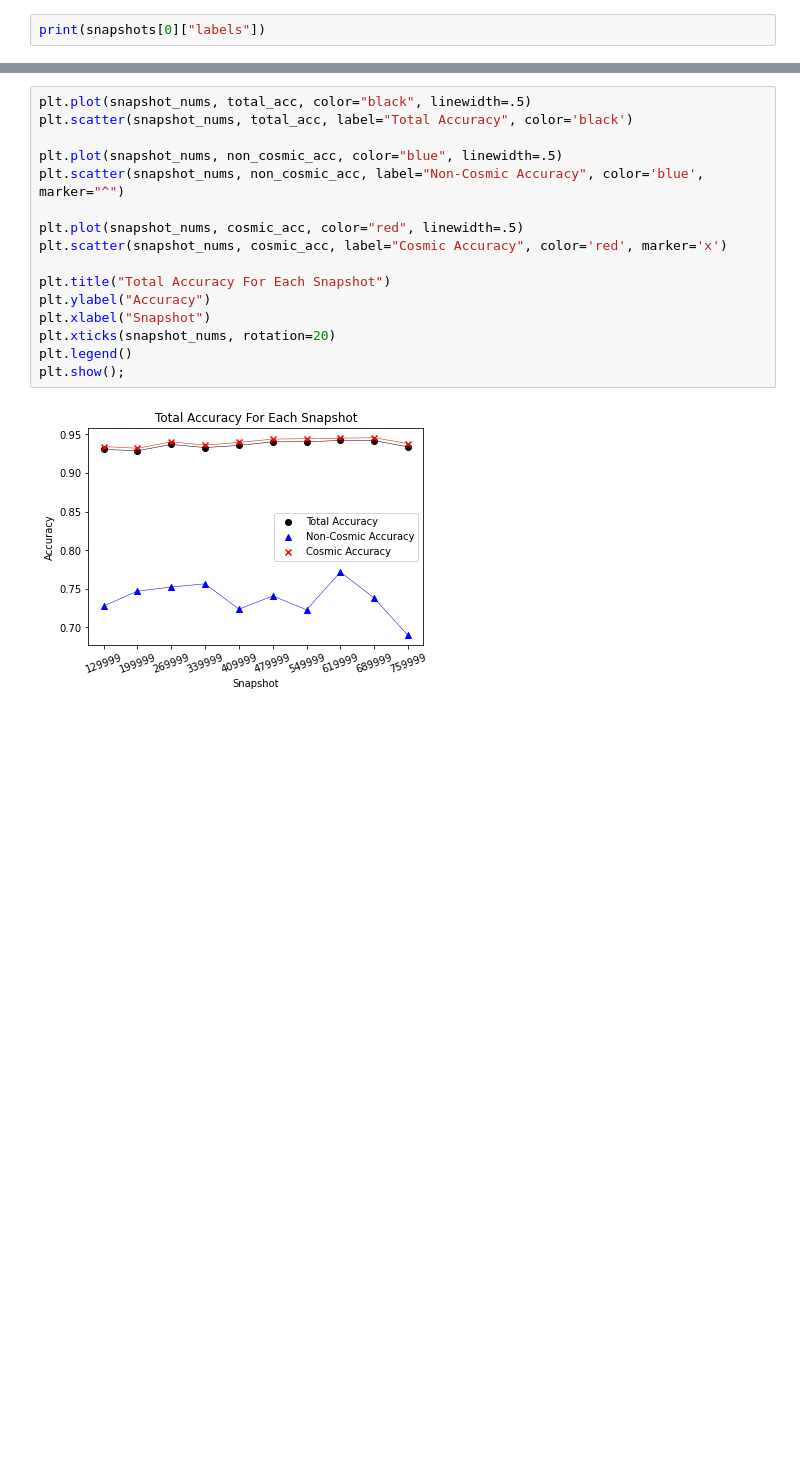
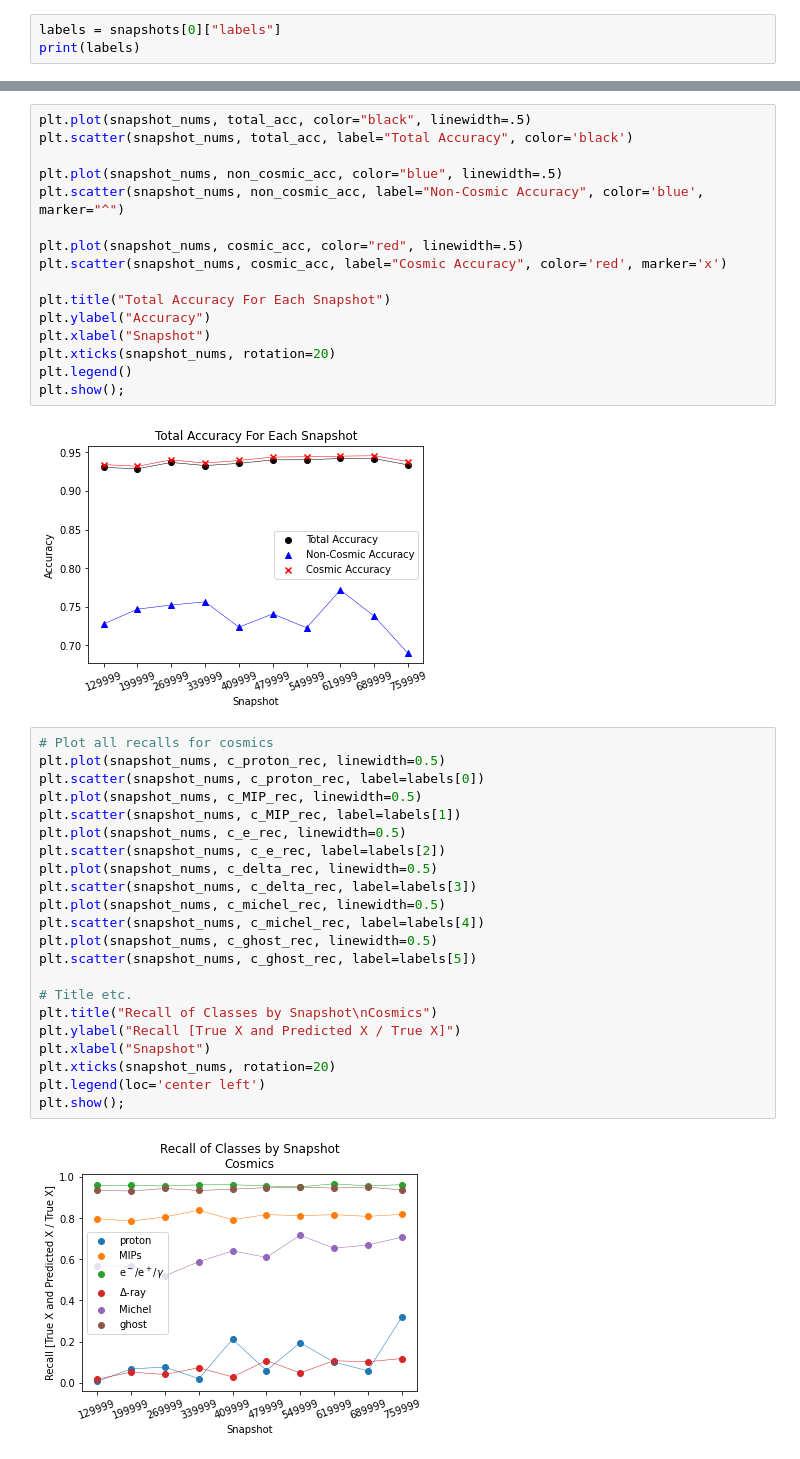
Before and after one commit to NuTufts/nutufts_validation_proj, a Jupyter notebook: validation_proj/notebooks/many_analyses_plots.ipynb, the cells around one changed output, grey strips where cells are left out. Cells and saved outputs as stored; diff of their text form; blank space fills up the shorter version.

```diff
--- a/validation_proj/notebooks/many_analyses_plots.ipynb
+++ b/validation_proj/notebooks/many_analyses_plots.ipynb
@@ -83,7 +83,8 @@ for i, snapshot_num in enumerate(snapshot_nums):
     # Store this snapshot's result
     snapshots[i] = result
 # %%
-print(snapshots[0]["labels"])
+labels = snapshots[0]["labels"]
+print(labels)
 # %% [output]
 ['proton', 'MIPs', 'e$^-$/e$^+$/$\\gamma$', '$\\Delta$-ray', 'Michel', 'ghost']
 # %%
@@ -128,3 +203,27 @@ plt.legend()
 plt.show();
 # %% [output]
 [figure]
+# %%
+# Plot all recalls for cosmics
+plt.plot(snapshot_nums, c_proton_rec, linewidth=0.5)
+plt.scatter(snapshot_nums, c_proton_rec, label=labels[0])
+plt.plot(snapshot_nums, c_MIP_rec, linewidth=0.5)
+plt.scatter(snapshot_nums, c_MIP_rec, label=labels[1])
+plt.plot(snapshot_nums, c_e_rec, linewidth=0.5)
+plt.scatter(snapshot_nums, c_e_rec, label=labels[2])
+plt.plot(snapshot_nums, c_delta_rec, linewidth=0.5)
+plt.scatter(snapshot_nums, c_delta_rec, label=labels[3])
+plt.plot(snapshot_nums, c_michel_rec, linewidth=0.5)
+plt.scatter(snapshot_nums, c_michel_rec, label=labels[4])
+plt.plot(snapshot_nums, c_ghost_rec, linewidth=0.5)
+plt.scatter(snapshot_nums, c_ghost_rec, label=labels[5])
+
+# Title etc.
+plt.title("Recall of Classes by Snapshot\nCosmics")
+plt.ylabel("Recall [True X and Predicted X / True X]")
+plt.xlabel("Snapshot")
+plt.xticks(snapshot_nums, rotation=20)
+plt.legend(loc='center left')
+plt.show();
+# %% [output]
+[figure, added]
```
Also changed, not shown: parts of 9 cells of this notebook, 1 other file.
